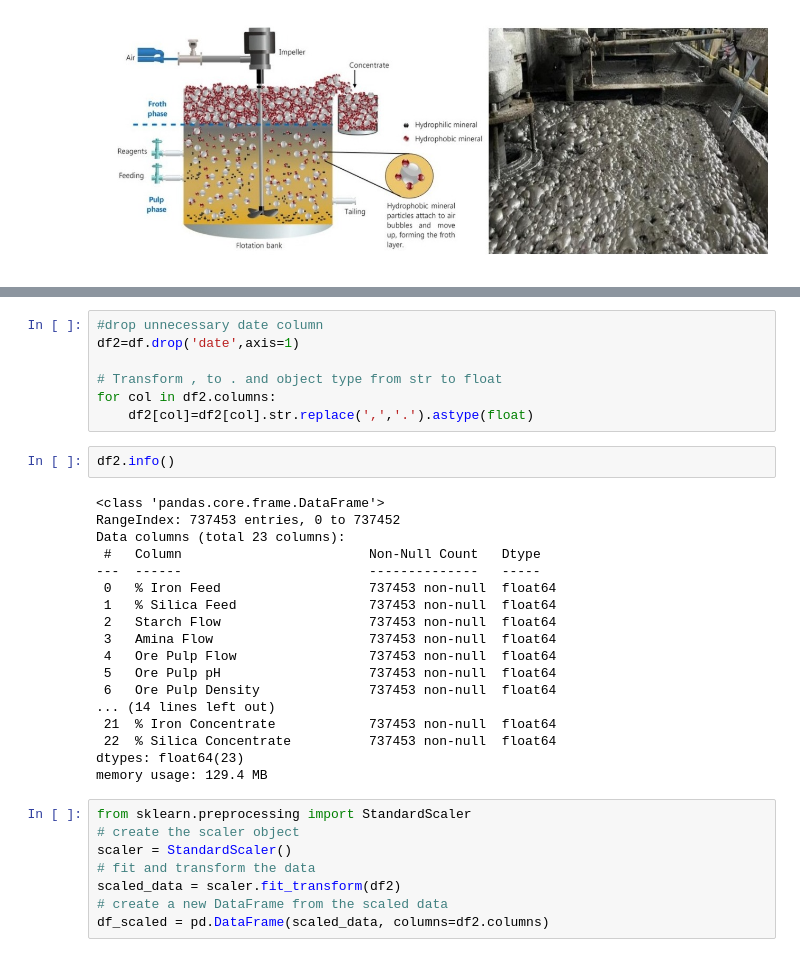
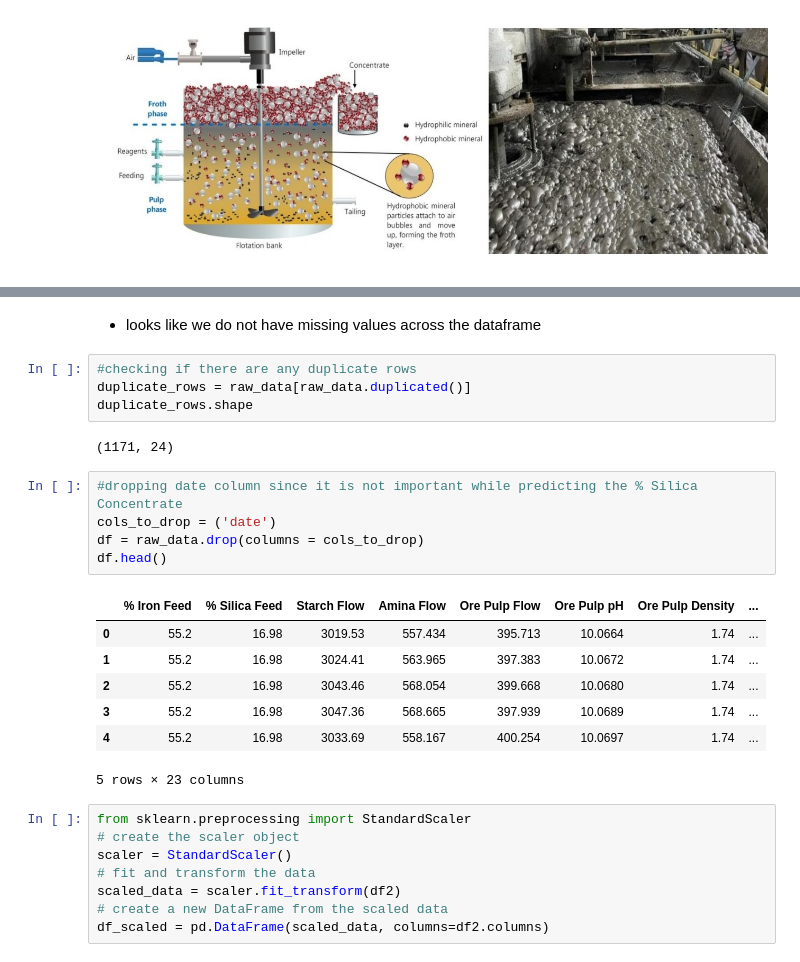
Before and after one commit to ArifAygun/Iron-Ore-Froth-Flotation-Quality-Prediction, a Jupyter notebook: Iron_Ore_Froth_Flotation_Quality_Prediction.ipynb, the cells around one changed output, grey strips where cells are left out. Saved outputs shown, nothing was run; the diff lists cells and outputs as text.

```diff
--- a/Iron_Ore_Froth_Flotation_Quality_Prediction.ipynb
+++ b/Iron_Ore_Froth_Flotation_Quality_Prediction.ipynb
@@ -132,30 +131,24 @@ df.duplicated().sum()
-# %%
-#drop unnecessary date column
-df2=df.drop('date',axis=1)
-
-# Transform , to . and object type from str to float
-for col in df2.columns:
-    df2[col]=df2[col].str.replace(',','.').astype(float)
-# %%
-df2.info()
-# %% [output]
-<class 'pandas.core.frame.DataFrame'>
-RangeIndex: 737453 entries, 0 to 737452
-Data columns (total 23 columns):
- #   Column                        Non-Null Count   Dtype
----  ------                        --------------   -----
- 0   % Iron Feed                   737453 non-null  float64
- 1   % Silica Feed                 737453 non-null  float64
- 2   Starch Flow                   737453 non-null  float64
- 3   Amina Flow                    737453 non-null  float64
- 4   Ore Pulp Flow                 737453 non-null  float64
- 5   Ore Pulp pH                   737453 non-null  float64
- 6   Ore Pulp Density              737453 non-null  float64
-... (14 lines left out)
- 21  % Iron Concentrate            737453 non-null  float64
- 22  % Silica Concentrate          737453 non-null  float64
-dtypes: float64(23)
-memory usage: 129.4 MB
+# %% [markdown]
+- looks like we do not have missing values across the dataframe
+# %%
+#checking if there are any duplicate rows
+duplicate_rows = raw_data[raw_data.duplicated()]
+duplicate_rows.shape
+# %% [output]
+(1171, 24)
+# %%
+#dropping date column since it is not important while predicting the % Silica Concentrate
+cols_to_drop = ('date')
+df = raw_data.drop(columns = cols_to_drop)
+df.head()
+# %% [output]
+|  | % Iron Feed | % Silica Feed | Starch Flow | Amina Flow | Ore Pulp Flow | Ore Pulp pH | Ore Pulp Density | ... |
+| 0 | 55.2 | 16.98 | 3019.53 | 557.434 | 395.713 | 10.0664 | 1.74 | ... |
+| 1 | 55.2 | 16.98 | 3024.41 | 563.965 | 397.383 | 10.0672 | 1.74 | ... |
+| 2 | 55.2 | 16.98 | 3043.46 | 568.054 | 399.668 | 10.0680 | 1.74 | ... |
+| 3 | 55.2 | 16.98 | 3047.36 | 568.665 | 397.939 | 10.0689 | 1.74 | ... |
+| 4 | 55.2 | 16.98 | 3033.69 | 558.167 | 400.254 | 10.0697 | 1.74 | ... |
+5 rows × 23 columns
 # %%
 from sklearn.preprocessing import StandardScaler
 # create the scaler object
```
Also changed, not shown: parts of 21 cells of this notebook.
